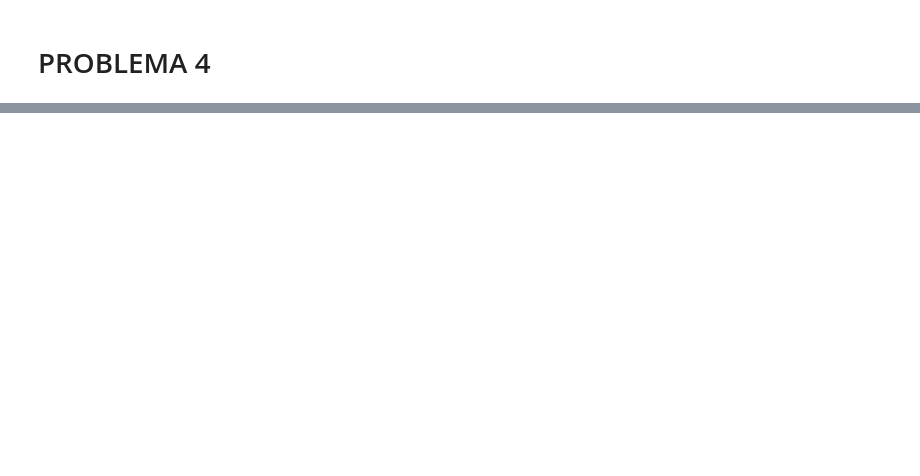
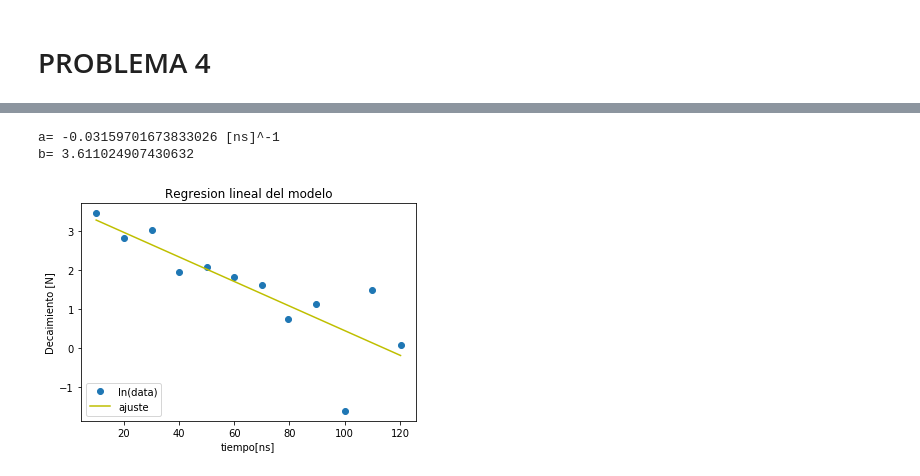
Before and after one commit to fiscompunipamplona/exam-2-gonzalo-mejia, a Jupyter notebook: parcial2. ejer.7.6-4.ipynb, the cells around one changed output, grey strips where cells are left out. Saved outputs shown, nothing was run; the diff lists cells and outputs as text; code cells hidden in the pictures; blank space fills up the shorter version.

```diff
--- a/parcial2. ejer.7.6-4.ipynb
+++ b/parcial2. ejer.7.6-4.ipynb
@@ -67,0 +77,50 @@ plt.show()
+# %%
+def Mincu(dat):
+    n = len(dat[:,0])
+    err = sqrt(n)
+
+    s = 0
+    sx = 0
+    sy = 0
+    sxx = 0
+    sxy = 0
+    delta = 0
+
+    for i in range(n):
+        s += 1/(err*err)
+        sx += dat[i,0]
+        sy += log(dat[i,1])
+        sxx += (dat[i,0]*dat[i,0] )
+        sxy += (dat[i,0]*log(dat[i,1]) )
+
+    sx /= (err*err)
+    sy /= (err*err)
+    sxx /= (err*err)
+    sxy /= (err*err)
+
+    delta = s*sxx - (sx*sx)
+
+    b = (sxx*sy - sx*sxy) / delta  #intercepto
+    a = (s*sxy - sx*sy) / delta    #pendiente
+
+    return a,b
+# %%
+a,b=Mincu(data)
+
+Y = [ (a*i+b) for i in data[:,0] ]
+
+print("a=", a,"[ns]^-1")
+print("b=", b,)
+# %% [output]
+a= -0.03159701673833026 [ns]^-1
+b= 3.611024907430632
+# %%
+plt.plot(data[:,0], log(data[:,1]), 'o', label="ln(data)")
+plt.plot(data[:,0], Y, 'y-', label="ajuste")
+legend(loc='lower left')
+plt.ylabel('Decaimiento [N]')
+plt.title('Regresion lineal del modelo')
+plt.xlabel('tiempo[ns]')
+plt.show()
+# %% [output]
+[figure, added]
```
Also changed, not shown: parts of 35 cells of this notebook, 8 other files.
